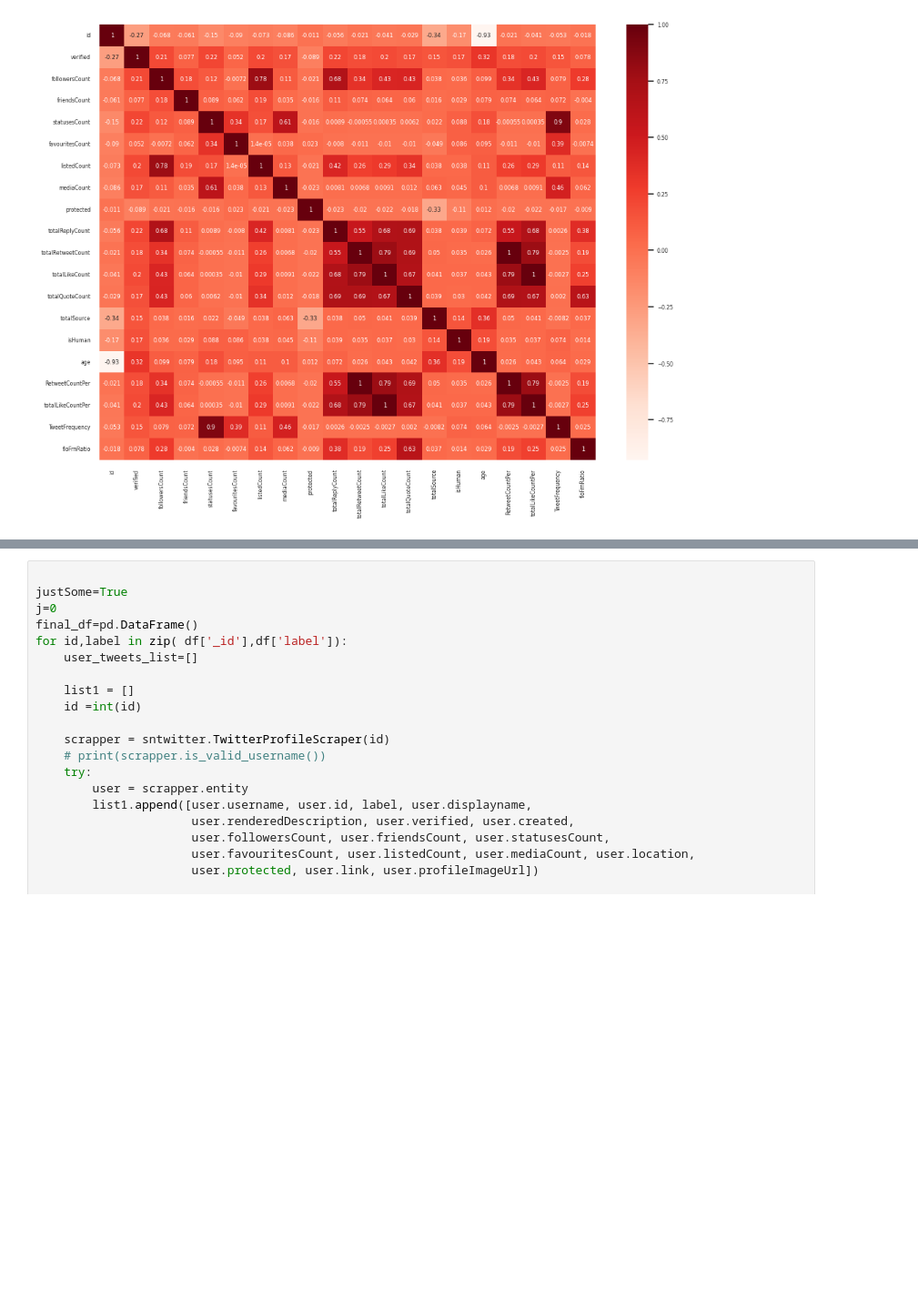
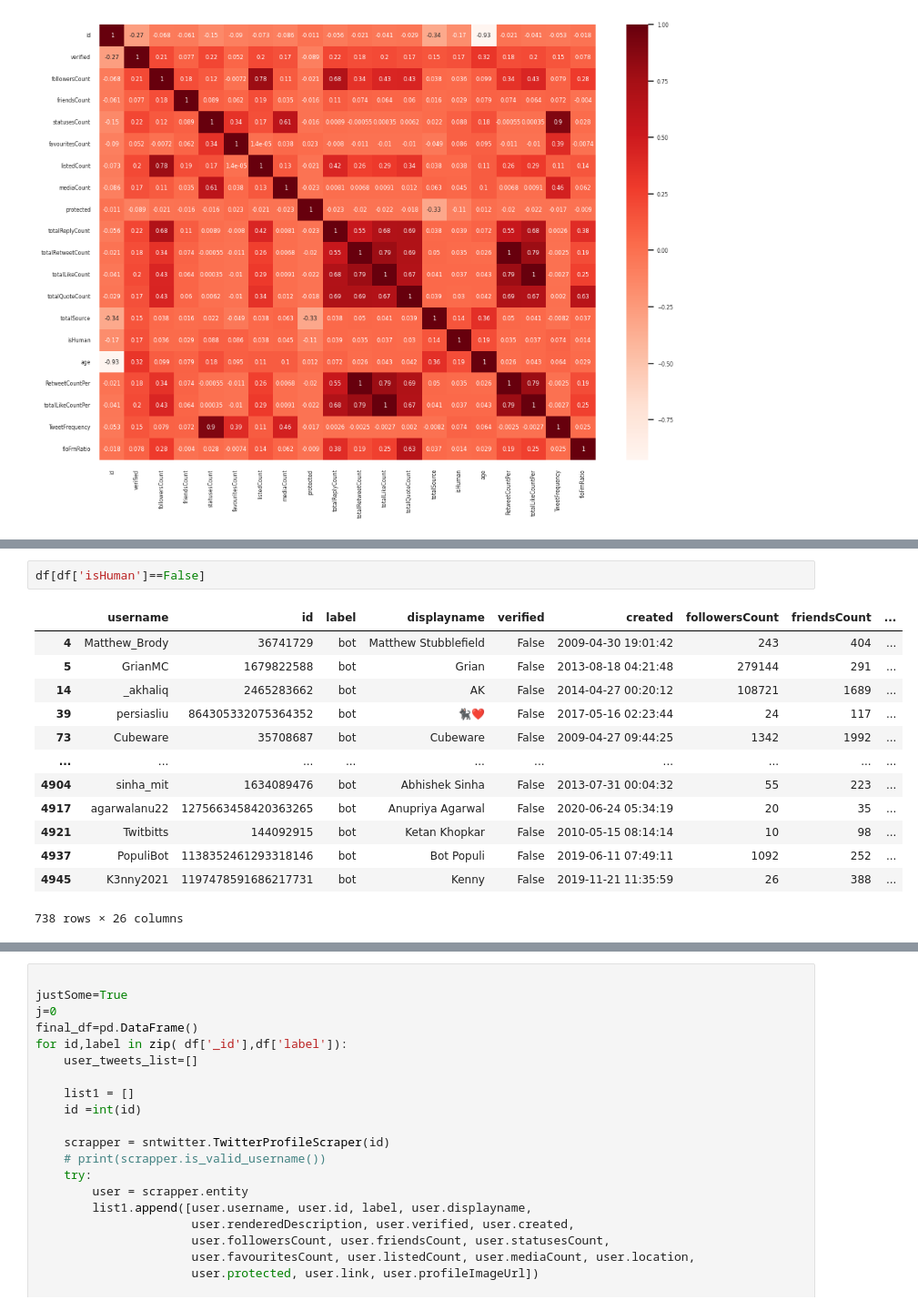
Before and after one commit to talhashehroze/FYP, a Jupyter notebook: Backend/paper_work/scrapper/twint.ipynb, the cells around one changed output, grey strips where cells are left out. Shown at 91% size. Cells and saved outputs as stored; diff of their text form; blank space fills up the shorter version.

```diff
--- a/Backend/paper_work/scrapper/twint.ipynb
+++ b/Backend/paper_work/scrapper/twint.ipynb
@@ -115,0 +117,16 @@ Text(31.0, 0.5, 'Target')
+# %%
+df[df['isHuman']==False]
+# %% [output]
+|  | username | id | label | displayname | verified | created | followersCount | friendsCount | ... |
+| 4 | Matthew_Brody | 36741729 | bot | Matthew Stubblefield | False | 2009-04-30 19:01:42 | 243 | 404 | ... |
+| 5 | GrianMC | 1679822588 | bot | Grian | False | 2013-08-18 04:21:48 | 279144 | 291 | ... |
+| 14 | _akhaliq | 2465283662 | bot | AK | False | 2014-04-27 00:20:12 | 108721 | 1689 | ... |
+| 39 | persiasliu | 864305332075364352 | bot | 🐈‍⬛❤️ | False | 2017-05-16 02:23:44 | 24 | 117 | ... |
+| 73 | Cubeware | 35708687 | bot | Cubeware | False | 2009-04-27 09:44:25 | 1342 | 1992 | ... |
+| ... | ... | ... | ... | ... | ... | ... | ... | ... | ... |
+| 4904 | sinha_mit | 1634089476 | bot | Abhishek Sinha | False | 2013-07-31 00:04:32 | 55 | 223 | ... |
+| 4917 | agarwalanu22 | 1275663458420363265 | bot | Anupriya Agarwal | False | 2020-06-24 05:34:19 | 20 | 35 | ... |
+| 4921 | Twitbitts | 144092915 | bot | Ketan Khopkar | False | 2010-05-15 08:14:14 | 10 | 98 | ... |
+| 4937 | PopuliBot | 1138352461293318146 | bot | Bot Populi | False | 2019-06-11 07:49:11 | 1092 | 252 | ... |
+| 4945 | K3nny2021 | 1197478591686217731 | bot | Kenny | False | 2019-11-21 11:35:59 | 26 | 388 | ... |
+738 rows × 26 columns
```
Also changed, not shown: parts of 7 cells of this notebook, 4 other files.
